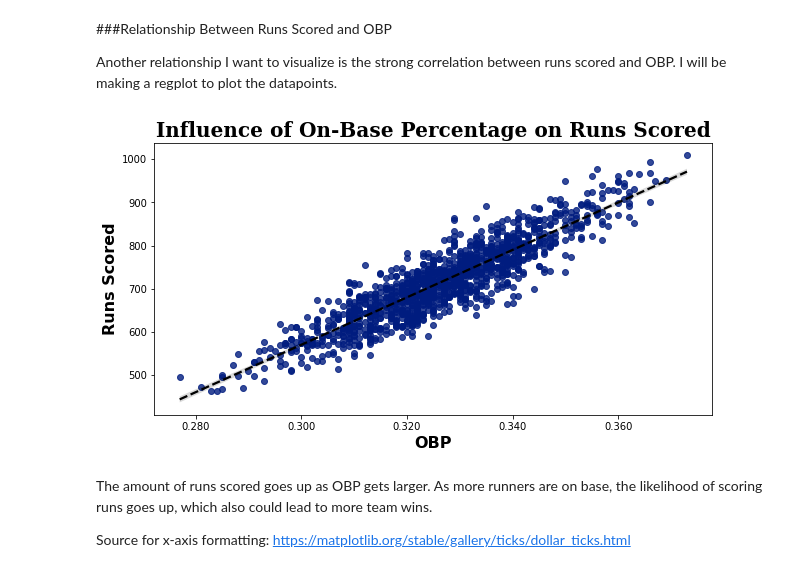
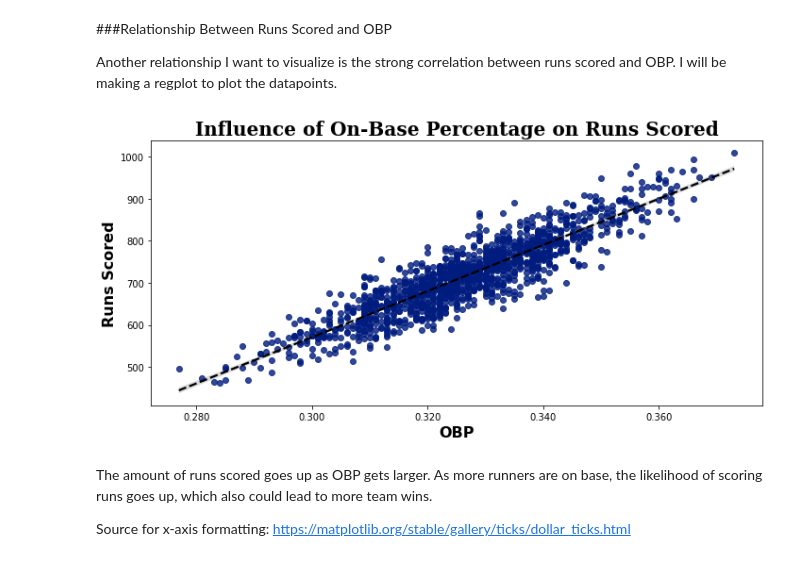
Before and after one commit to joshlensing/Coding-Dojo-Project-2, a Jupyter notebook: Project_2_Baseball_Playoff_Predictions.ipynb, the cells around one changed output. Saved outputs shown, nothing was run; the diff lists cells and outputs as text; code cells hidden in the pictures.

```diff
--- a/Project_2_Baseball_Playoff_Predictions.ipynb
+++ b/Project_2_Baseball_Playoff_Predictions.ipynb
@@ -350,21 +348,23 @@ Another relationship I want to visualize is the strong correlation between runs
 # %%
 # creating the plot with Seaborn
 obp_fmt = mpl.ticker.StrMethodFormatter('{x:.3f}')
 with plt.style.context('seaborn-dark-palette'):
   fig, ax = plt.subplots(figsize = (10,5))
   sns.regplot(data=df, x='OBP', y='RS',
               line_kws={'color': 'black', 'ls': '--'})
   plt.xlabel('OBP', fontsize=16, fontweight='bold')
   plt.ylabel('Runs Scored', fontsize=16, fontweight='bold')
   plt.title('Influence of On-Base Percentage on Runs Scored',
             fontsize=20,
             fontweight='black',
             fontfamily='serif')
   ax.xaxis.set_major_formatter(obp_fmt)
+  plt.tight_layout()
+  plt.savefig('OBSandRS.png', dpi=50)
 
   plt.show()
 # %% [output]
-[figure, old version]
+[figure, new version]
 # %% [markdown]
 The amount of runs scored goes up as OBP gets larger. As more runners are on base, the likelihood of scoring runs goes up, which also could lead to more team wins.
 
```
Also changed, not shown: parts of 3 cells of this notebook.
